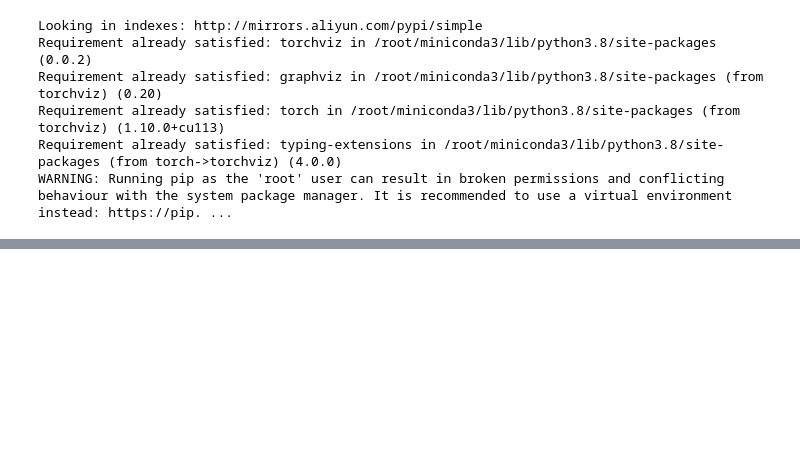
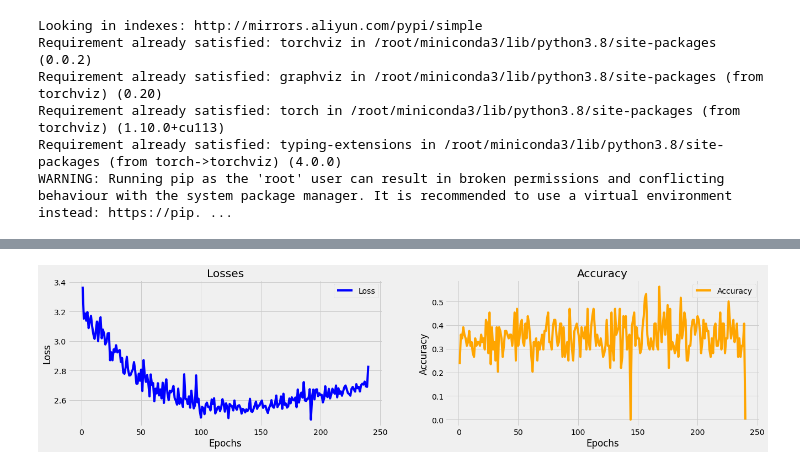
Before and after one commit to haodong2000/CACGAN, a Jupyter notebook: ACGAN_AUG.ipynb, the cells around one changed output, grey strips where cells are left out. Drawn from its saved outputs; the diff is of its cells as text; code cells hidden in the pictures; blank space fills up the shorter version.

```diff
--- a/ACGAN_AUG.ipynb
+++ b/ACGAN_AUG.ipynb
@@ -152,12 +152,16 @@ classic_folder = 'Coivd-19_Classic'
 synthetic_folder = 'Coivd-19_Synthetic'
 data_dir = os.path.join(base_path, classic_folder)
 # %%
-img_size = 512
-batch_size = 16
+batch_size = 64
 train_path = os.path.join(data_dir, "train")
 test_path = os.path.join(data_dir, "test")
 # %%
 labels = os.listdir(train_path)
 print(labels)
 no_norm = mat_color.Normalize(vmin=0, vmax=255, clip=False)
+label_dict = {
+    0 : 'Covid',
+    1 : 'Normal',
+    2 : 'Viral Pneumonia'
+}
 # %% [output]
@@ -413,7 +409,8 @@ if SHOW_IMG:
 # %%
 def test(predict, labels):
     correct = 0
-    pred = predict.data.max(1)[1]
-    correct = pred.eq(labels.data).cpu().sum()
+    predict = torch.argmax(predict, dim=1)
+    labels = torch.argmax(labels, dim=1)
+    correct = predict.eq(labels.data).cpu().sum()
     return correct, len(labels.data)
 # %%
@@ -551 +554,28 @@ RuntimeError: CUDA out of memory. Tried to allocate 8.00 GiB (GPU 0; 23.69 GiB t
+# %%
+def tr_plot(tr_data, start_epoch):
+    Epoch_count=len(metrics['Losses']) + start_epoch
+    Epochs=[i + 1 for i in range (start_epoch ,Epoch_count)]
+    plt.figure(figsize=(20, 10))
+    plt.style.use('fivethirtyeight')
+
+    plt.subplot(2, 2, 1)
+    plt.plot(Epochs, metrics['Losses'], 'blue', label='Loss')
+    plt.title('Losses')
+    plt.xlabel('Epochs')
+    plt.ylabel('Loss')
+    plt.legend()
+
+    plt.subplot(2, 2, 2)
+    plt.plot(Epochs, metrics['Accuracy'], 'orange', label='Accuracy')
+    plt.title('Accuracy')
+    plt.xlabel('Epochs')
+    plt.ylabel('Accuracy')
+    plt.legend()
+
+    plt.tight_layout
+    plt.show()
+# %%
+tr_plot(metrics, 0)
+# %% [output]
+[figure, added]
 # %%
```
Also changed, not shown: parts of 23 cells of this notebook, 1 other file.
